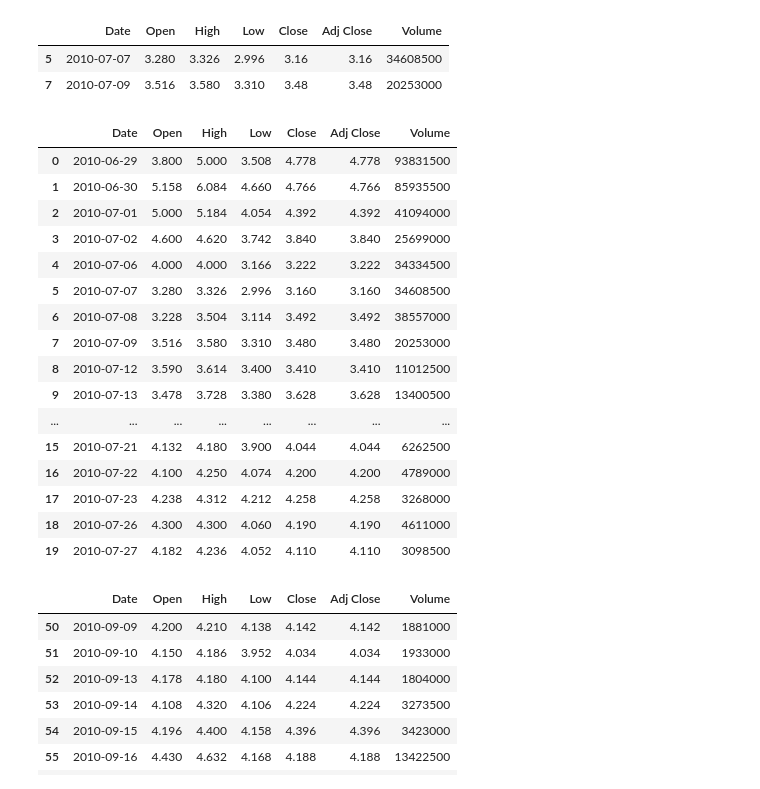
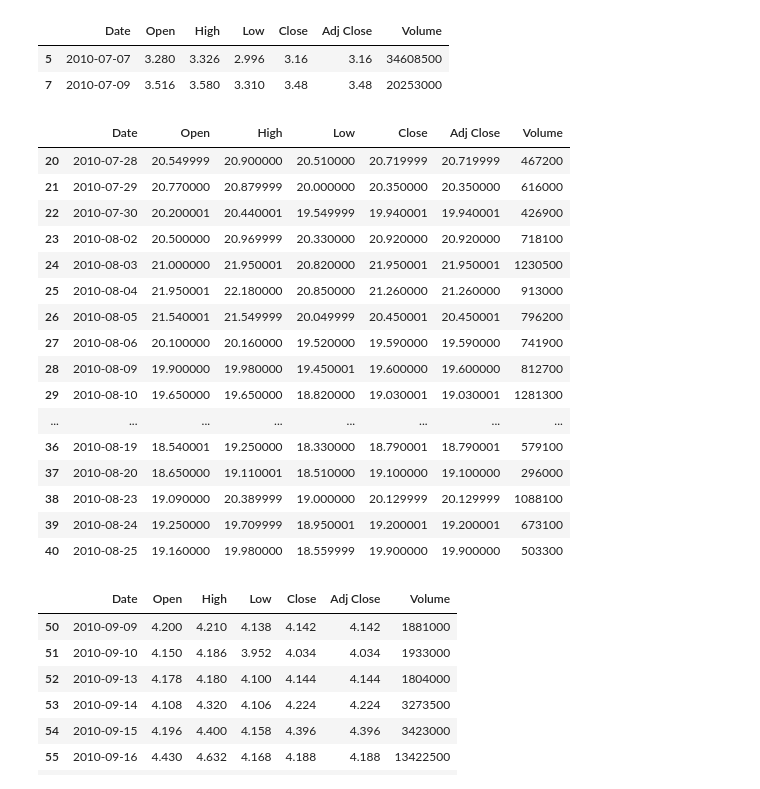
Before and after one commit to lambdamai/datascience, a Jupyter notebook: ds/Pandas_1.ipynb, the cells around one changed output. Cells and saved outputs as stored; diff of their text form; code cells hidden in the pictures.

```diff
--- a/ds/Pandas_1.ipynb
+++ b/ds/Pandas_1.ipynb
@@ -255,25 +280,25 @@ df.iloc[[5, 7]]
 | 5 | 2010-07-07 | 3.280 | 3.326 | 2.996 | 3.16 | 3.16 | 34608500 |
 | 7 | 2010-07-09 | 3.516 | 3.580 | 3.310 | 3.48 | 3.48 | 20253000 |
 # %%
-df.iloc[:20]
+df.iloc[20:41]
 # %% [output]
 |  | Date | Open | High | Low | Close | Adj Close | Volume |
-| 0 | 2010-06-29 | 3.800 | 5.000 | 3.508 | 4.778 | 4.778 | 93831500 |
-| 1 | 2010-06-30 | 5.158 | 6.084 | 4.660 | 4.766 | 4.766 | 85935500 |
-| 2 | 2010-07-01 | 5.000 | 5.184 | 4.054 | 4.392 | 4.392 | 41094000 |
-| 3 | 2010-07-02 | 4.600 | 4.620 | 3.742 | 3.840 | 3.840 | 25699000 |
-| 4 | 2010-07-06 | 4.000 | 4.000 | 3.166 | 3.222 | 3.222 | 34334500 |
-| 5 | 2010-07-07 | 3.280 | 3.326 | 2.996 | 3.160 | 3.160 | 34608500 |
-| 6 | 2010-07-08 | 3.228 | 3.504 | 3.114 | 3.492 | 3.492 | 38557000 |
-| 7 | 2010-07-09 | 3.516 | 3.580 | 3.310 | 3.480 | 3.480 | 20253000 |
-| 8 | 2010-07-12 | 3.590 | 3.614 | 3.400 | 3.410 | 3.410 | 11012500 |
-| 9 | 2010-07-13 | 3.478 | 3.728 | 3.380 | 3.628 | 3.628 | 13400500 |
+| 20 | 2010-07-28 | 20.549999 | 20.900000 | 20.510000 | 20.719999 | 20.719999 | 467200 |
+| 21 | 2010-07-29 | 20.770000 | 20.879999 | 20.000000 | 20.350000 | 20.350000 | 616000 |
+| 22 | 2010-07-30 | 20.200001 | 20.440001 | 19.549999 | 19.940001 | 19.940001 | 426900 |
+| 23 | 2010-08-02 | 20.500000 | 20.969999 | 20.330000 | 20.920000 | 20.920000 | 718100 |
+| 24 | 2010-08-03 | 21.000000 | 21.950001 | 20.820000 | 21.950001 | 21.950001 | 1230500 |
+| 25 | 2010-08-04 | 21.950001 | 22.180000 | 20.850000 | 21.260000 | 21.260000 | 913000 |
+| 26 | 2010-08-05 | 21.540001 | 21.549999 | 20.049999 | 20.450001 | 20.450001 | 796200 |
+| 27 | 2010-08-06 | 20.100000 | 20.160000 | 19.520000 | 19.590000 | 19.590000 | 741900 |
+| 28 | 2010-08-09 | 19.900000 | 19.980000 | 19.450001 | 19.600000 | 19.600000 | 812700 |
+| 29 | 2010-08-10 | 19.650000 | 19.650000 | 18.820000 | 19.030001 | 19.030001 | 1281300 |
 | ... | ... | ... | ... | ... | ... | ... | ... |
-| 15 | 2010-07-21 | 4.132 | 4.180 | 3.900 | 4.044 | 4.044 | 6262500 |
-| 16 | 2010-07-22 | 4.100 | 4.250 | 4.074 | 4.200 | 4.200 | 4789000 |
-| 17 | 2010-07-23 | 4.238 | 4.312 | 4.212 | 4.258 | 4.258 | 3268000 |
-| 18 | 2010-07-26 | 4.300 | 4.300 | 4.060 | 4.190 | 4.190 | 4611000 |
-| 19 | 2010-07-27 | 4.182 | 4.236 | 4.052 | 4.110 | 4.110 | 3098500 |
+| 36 | 2010-08-19 | 18.540001 | 19.250000 | 18.330000 | 18.790001 | 18.790001 | 579100 |
+| 37 | 2010-08-20 | 18.650000 | 19.110001 | 18.510000 | 19.100000 | 19.100000 | 296000 |
+| 38 | 2010-08-23 | 19.090000 | 20.389999 | 19.000000 | 20.129999 | 20.129999 | 1088100 |
+| 39 | 2010-08-24 | 19.250000 | 19.709999 | 18.950001 | 19.200001 | 19.200001 | 673100 |
+| 40 | 2010-08-25 | 19.160000 | 19.980000 | 18.559999 | 19.900000 | 19.900000 | 503300 |
 # %%
 df[50:100]
 # %% [output]
```
Also changed, not shown: parts of 33 cells of this notebook, 10 other files.
